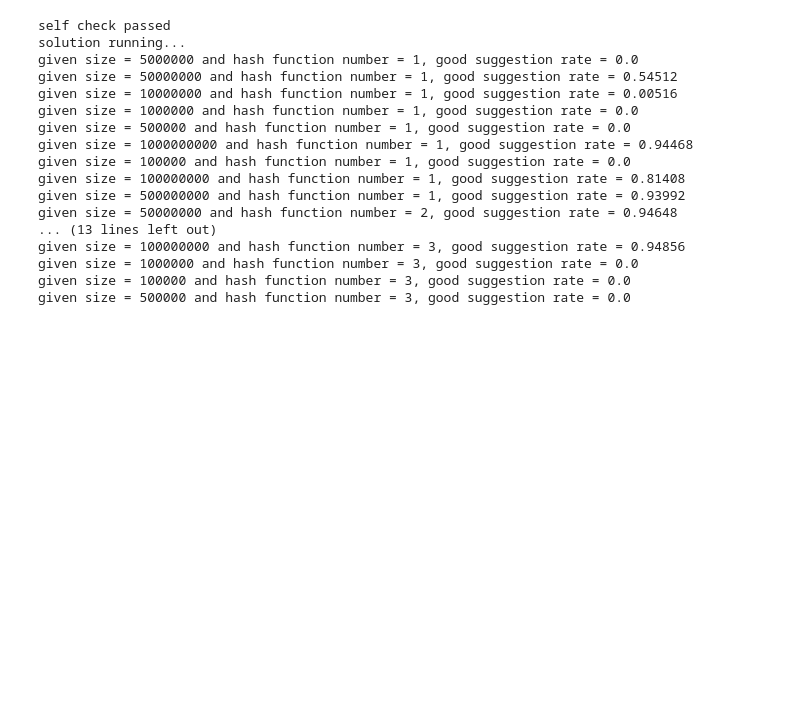
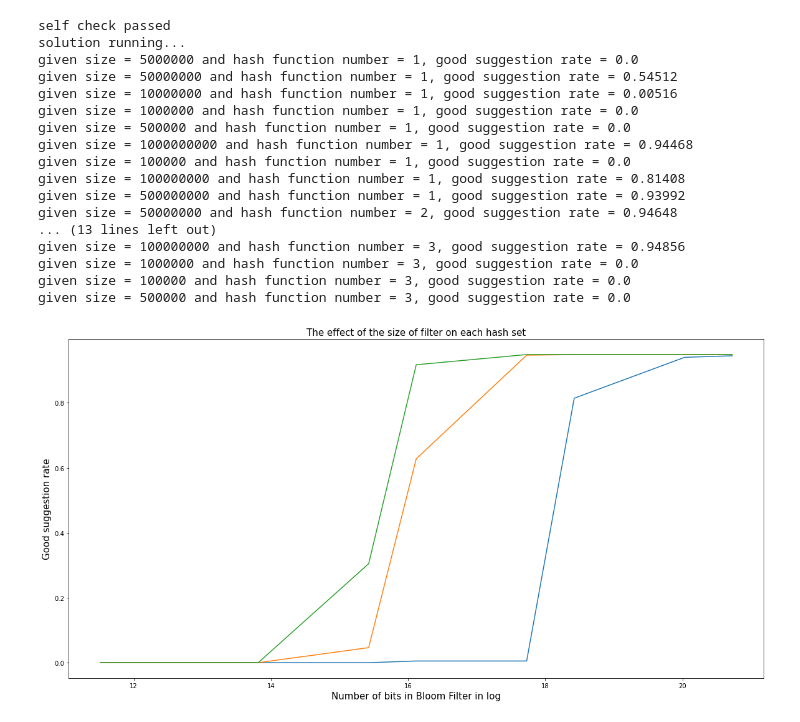
Before and after one commit to amaurea1998/BIS634, a Jupyter notebook: HW2/EX2.ipynb, the cells around one changed output. Saved outputs shown, nothing was run; the diff lists cells and outputs as text; code cells hidden in the pictures; blank space fills up the shorter version.

```diff
--- a/HW2/EX2.ipynb
+++ b/HW2/EX2.ipynb
@@ -165,3 +165,20 @@ given size = 100000000 and hash function number = 3, good suggestion rate = 0.94
 given size = 1000000 and hash function number = 3, good suggestion rate = 0.0
 given size = 100000 and hash function number = 3, good suggestion rate = 0.0
 given size = 500000 and hash function number = 3, good suggestion rate = 0.0
+# %%
+import matplotlib.pyplot as plt
+import numpy as np
+x=[10**5, 5*10**5, 10**6, 5*10**6, 10**7, 5*10**7, 10**8, 5*10**8, 10**9]
+y1=[0.0,0.0,0.0,0.0,0.00516,0.00516,0.81408,0.93992,0.94468]
+y2=[0.0,0.0,0.0,0.04632,0.62756,0.94648,0.94828,0.94856,0.94856]
+y3=[0.0,0.0,0.0,0.30468,0.91704,0.94844,0.94856,0.94856,0.94856]
+plt.figure(figsize=(20,10))
+plt.plot(np.log(x), y1,label='Hash Func 1')
+plt.plot(np.log(x), y2,label='Hash Func 2')
+plt.plot(np.log(x), y3,label='Hash Func 3')
+plt.xlabel('Number of bits in Bloom Filter in log', fontsize=15)
+plt.ylabel('Good suggestion rate', fontsize=15)
+plt.title('The effect of the size of filter on each hash set', fontsize=15)
+plt.show()
+# %% [output]
+[figure, added]
```
Also changed, not shown: 1 other file.
